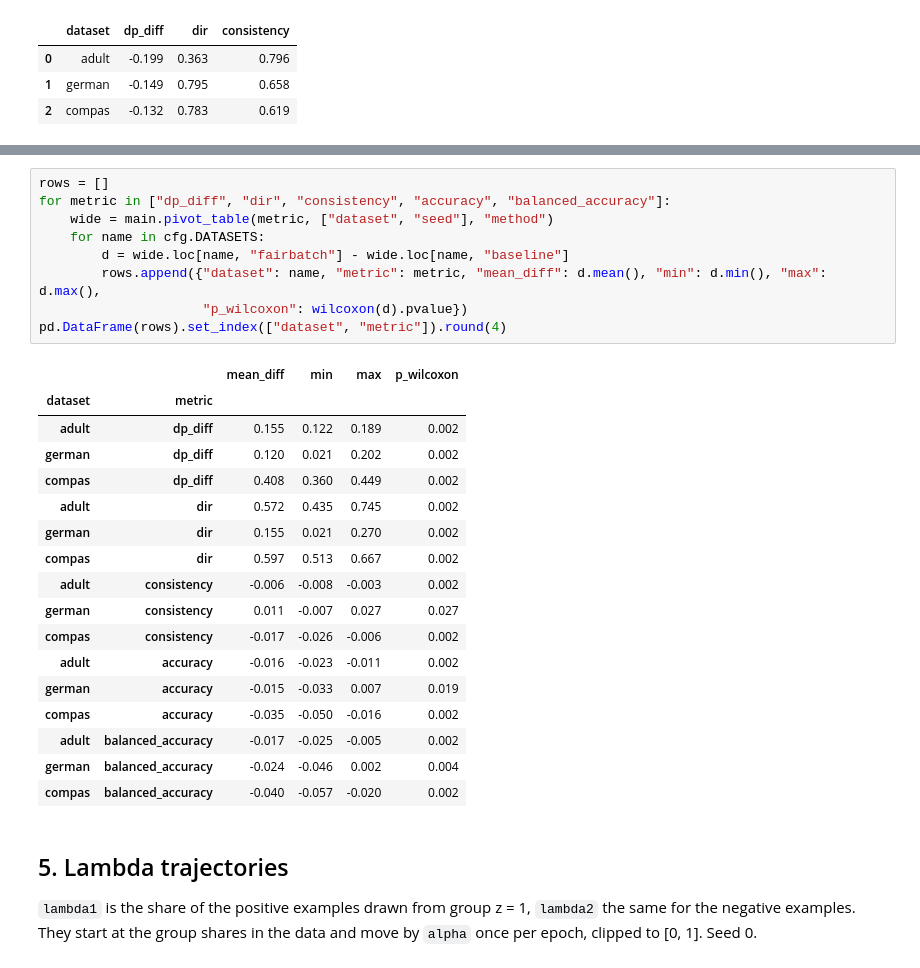
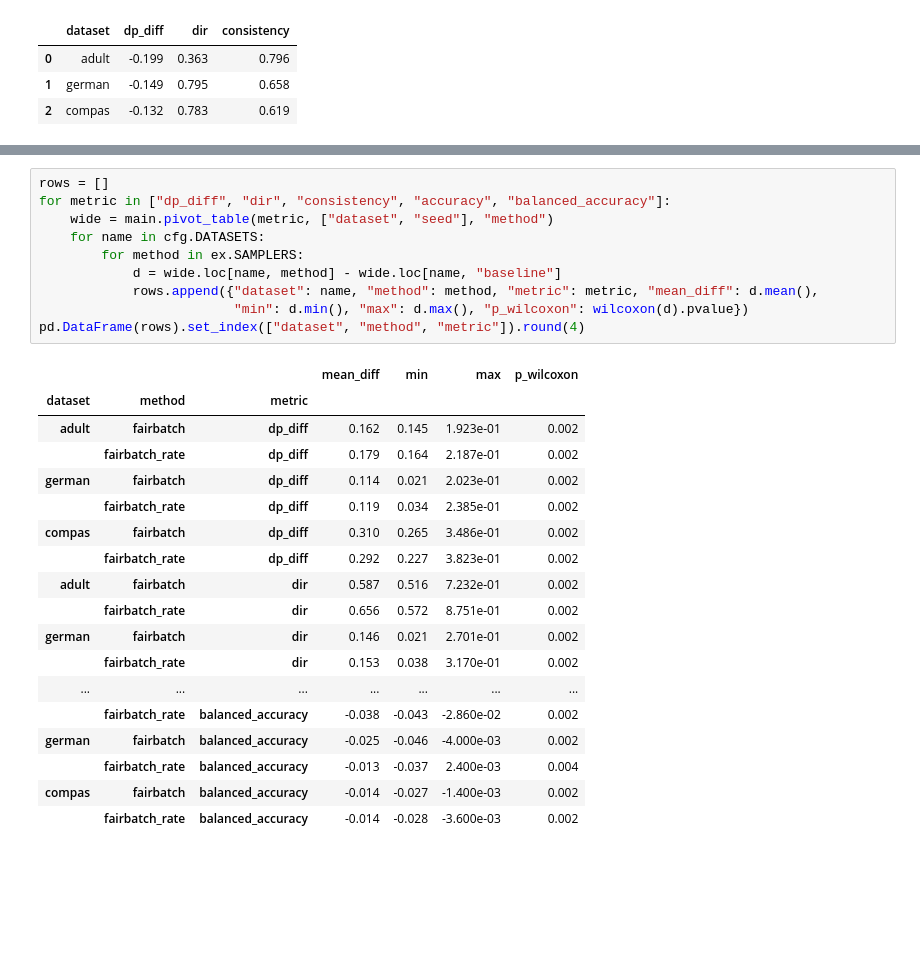
Before and after one commit to YannKleees/fairbatch, a Jupyter notebook: evaluation.ipynb, the cells around one changed output, grey strips where cells are left out. Cells and saved outputs as stored; diff of their text form; blank space fills up the shorter version.

```diff
--- a/evaluation.ipynb
+++ b/evaluation.ipynb
@@ -91,30 +117,29 @@ FairBatch minus baseline on the same split. With 10 seeds the smallest possible
 # %%
 rows = []
 for metric in ["dp_diff", "dir", "consistency", "accuracy", "balanced_accuracy"]:
     wide = main.pivot_table(metric, ["dataset", "seed"], "method")
     for name in cfg.DATASETS:
-        d = wide.loc[name, "fairbatch"] - wide.loc[name, "baseline"]
-        rows.append({"dataset": name, "metric": metric, "mean_diff": d.mean(), "min": d.min(), "max": d.max(),
-                     "p_wilcoxon": wilcoxon(d).pvalue})
-pd.DataFrame(rows).set_index(["dataset", "metric"]).round(4)
+        for method in ex.SAMPLERS:
+            d = wide.loc[name, method] - wide.loc[name, "baseline"]
+            rows.append({"dataset": name, "method": method, "metric": metric, "mean_diff": d.mean(),
+                         "min": d.min(), "max": d.max(), "p_wilcoxon": wilcoxon(d).pvalue})
+pd.DataFrame(rows).set_index(["dataset", "method", "metric"]).round(4)
 # %% [output]
-|  |  | mean_diff | min | max | p_wilcoxon |
-| dataset | metric |  |  |  |  |
-| adult | dp_diff | 0.155 | 0.122 | 0.189 | 0.002 |
-| german | dp_diff | 0.120 | 0.021 | 0.202 | 0.002 |
-| compas | dp_diff | 0.408 | 0.360 | 0.449 | 0.002 |
-| adult | dir | 0.572 | 0.435 | 0.745 | 0.002 |
-| german | dir | 0.155 | 0.021 | 0.270 | 0.002 |
-| compas | dir | 0.597 | 0.513 | 0.667 | 0.002 |
-| adult | consistency | -0.006 | -0.008 | -0.003 | 0.002 |
-| german | consistency | 0.011 | -0.007 | 0.027 | 0.027 |
-| compas | consistency | -0.017 | -0.026 | -0.006 | 0.002 |
-| adult | accuracy | -0.016 | -0.023 | -0.011 | 0.002 |
-| german | accuracy | -0.015 | -0.033 | 0.007 | 0.019 |
-| compas | accuracy | -0.035 | -0.050 | -0.016 | 0.002 |
-| adult | balanced_accuracy | -0.017 | -0.025 | -0.005 | 0.002 |
-| german | balanced_accuracy | -0.024 | -0.046 | 0.002 | 0.004 |
-| compas | balanced_accuracy | -0.040 | -0.057 | -0.020 | 0.002 |
+|  |  |  | mean_diff | min | max | p_wilcoxon |
+| dataset | method | metric |  |  |  |  |
+| adult | fairbatch | dp_diff | 0.162 | 0.145 | 1.923e-01 | 0.002 |
+|  | fairbatch_rate | dp_diff | 0.179 | 0.164 | 2.187e-01 | 0.002 |
+| german | fairbatch | dp_diff | 0.114 | 0.021 | 2.023e-01 | 0.002 |
+|  | fairbatch_rate | dp_diff | 0.119 | 0.034 | 2.385e-01 | 0.002 |
+| compas | fairbatch | dp_diff | 0.310 | 0.265 | 3.486e-01 | 0.002 |
+|  | fairbatch_rate | dp_diff | 0.292 | 0.227 | 3.823e-01 | 0.002 |
+| adult | fairbatch | dir | 0.587 | 0.516 | 7.232e-01 | 0.002 |
+|  | fairbatch_rate | dir | 0.656 | 0.572 | 8.751e-01 | 0.002 |
+| german | fairbatch | dir | 0.146 | 0.021 | 2.701e-01 | 0.002 |
+|  | fairbatch_rate | dir | 0.153 | 0.038 | 3.170e-01 | 0.002 |
+| ... | ... | ... | ... | ... | ... | ... |
+|  | fairbatch_rate | balanced_accuracy | -0.038 | -0.043 | -2.860e-02 | 0.002 |
+| german | fairbatch | balanced_accuracy | -0.025 | -0.046 | -4.000e-03 | 0.002 |
+|  | fairbatch_rate | balanced_accuracy | -0.013 | -0.037 | 2.400e-03 | 0.004 |
+| compas | fairbatch | balanced_accuracy | -0.014 | -0.027 | -1.400e-03 | 0.002 |
+|  | fairbatch_rate | balanced_accuracy | -0.014 | -0.028 | -3.600e-03 | 0.002 |
-# %% [markdown]
-## 5. Lambda trajectories
-`lambda1` is the share of the positive examples drawn from group z = 1, `lambda2` the same for the negative examples. They start at the group shares in the data and move by `alpha` once per epoch, clipped to [0, 1]. Seed 0.
```
Also changed, not shown: parts of 18 cells of this notebook, 20 other files.
